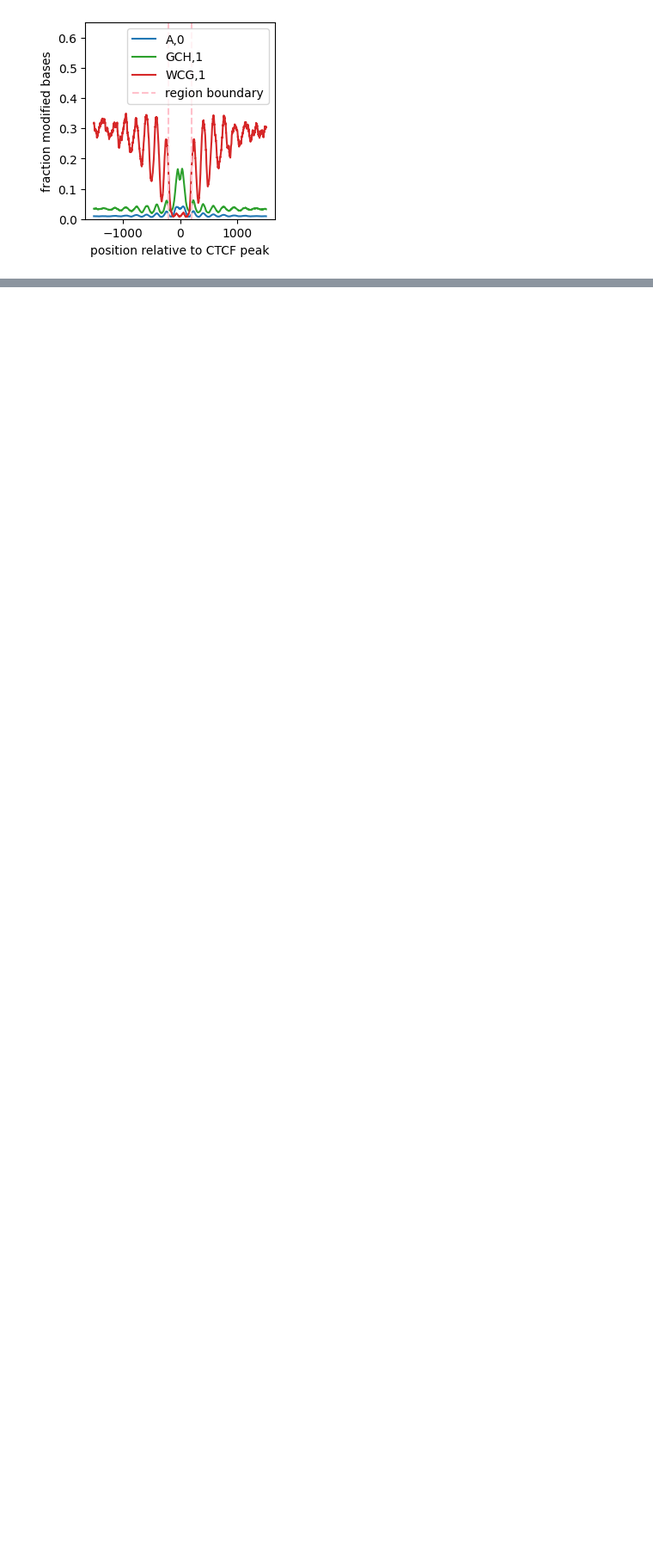
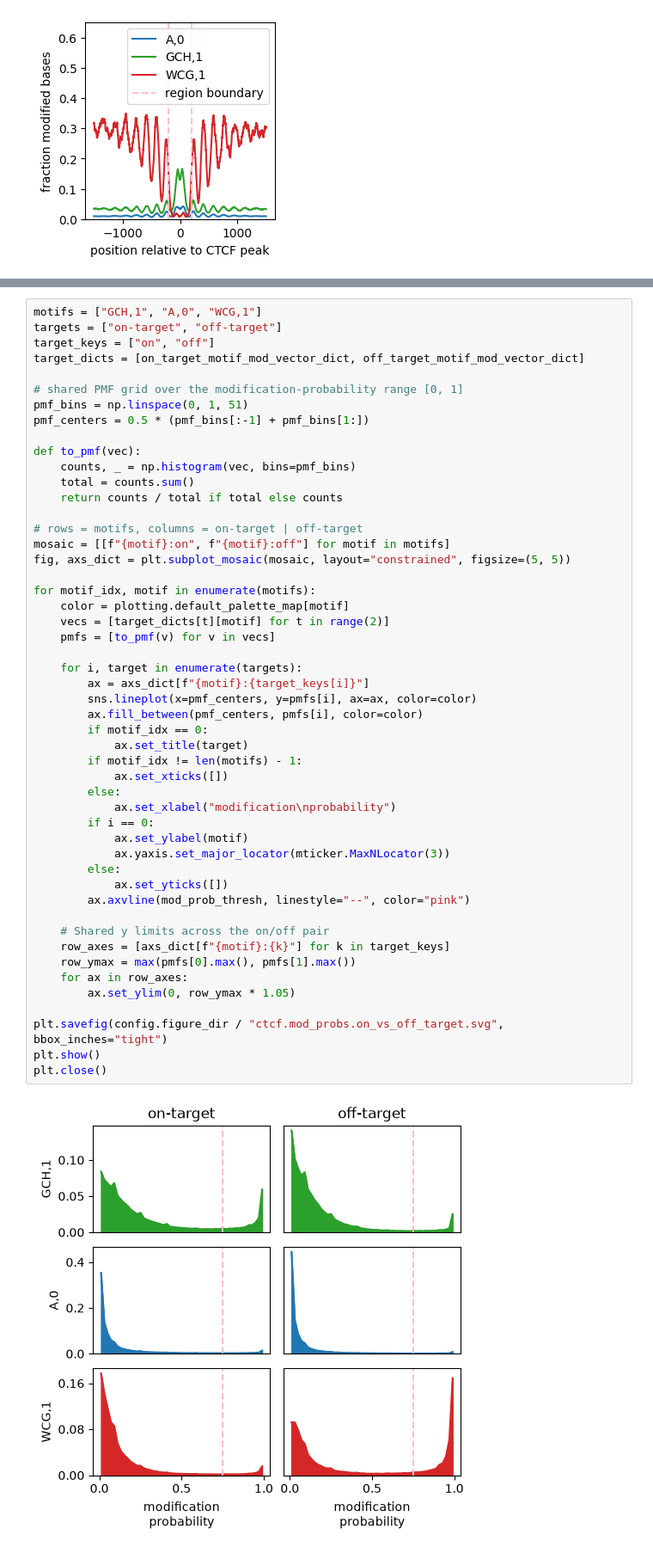
Before and after one commit to streetslab/multimodal-dimelo, a Jupyter notebook: CTCF_analysis.ipynb, the cells around one changed output, grey strips where cells are left out. Shown at 86% size. Cells and saved outputs as stored; diff of their text form; blank space fills up the shorter version.

```diff
--- a/CTCF_analysis.ipynb
+++ b/CTCF_analysis.ipynb
@@ -591,0 +615,52 @@ plt.close()
+# %%
+motifs = ["GCH,1", "A,0", "WCG,1"]
+targets = ["on-target", "off-target"]
+target_keys = ["on", "off"]
+target_dicts = [on_target_motif_mod_vector_dict, off_target_motif_mod_vector_dict]
+
+# shared PMF grid over the modification-probability range [0, 1]
+pmf_bins = np.linspace(0, 1, 51)
+pmf_centers = 0.5 * (pmf_bins[:-1] + pmf_bins[1:])
+
+def to_pmf(vec):
+    counts, _ = np.histogram(vec, bins=pmf_bins)
+    total = counts.sum()
+    return counts / total if total else counts
+
+# rows = motifs, columns = on-target | off-target
+mosaic = [[f"{motif}:on", f"{motif}:off"] for motif in motifs]
+fig, axs_dict = plt.subplot_mosaic(mosaic, layout="constrained", figsize=(5, 5))
+
+for motif_idx, motif in enumerate(motifs):
+    color = plotting.default_palette_map[motif]
+    vecs = [target_dicts[t][motif] for t in range(2)]
+    pmfs = [to_pmf(v) for v in vecs]
+
+    for i, target in enumerate(targets):
+        ax = axs_dict[f"{motif}:{target_keys[i]}"]
+        sns.lineplot(x=pmf_centers, y=pmfs[i], ax=ax, color=color)
+        ax.fill_between(pmf_centers, pmfs[i], color=color)
+        if motif_idx == 0:
+            ax.set_title(target)
+        if motif_idx != len(motifs) - 1:
+            ax.set_xticks([])
+        else:
+            ax.set_xlabel("modification\nprobability")
+        if i == 0:
+            ax.set_ylabel(motif)
+            ax.yaxis.set_major_locator(mticker.MaxNLocator(3))
+        else:
+            ax.set_yticks([])
+        ax.axvline(mod_prob_thresh, linestyle="--", color="pink")
+
+    # Shared y limits across the on/off pair
+    row_axes = [axs_dict[f"{motif}:{k}"] for k in target_keys]
+    row_ymax = max(pmfs[0].max(), pmfs[1].max())
+    for ax in row_axes:
+        ax.set_ylim(0, row_ymax * 1.05)
+
+plt.savefig(config.figure_dir / "ctcf.mod_probs.on_vs_off_target.svg", bbox_inches="tight")
+plt.show()
+plt.close()
+# %% [output]
+[figure, added]
```
Also changed, not shown: parts of 15 cells of this notebook, 8 other files.
